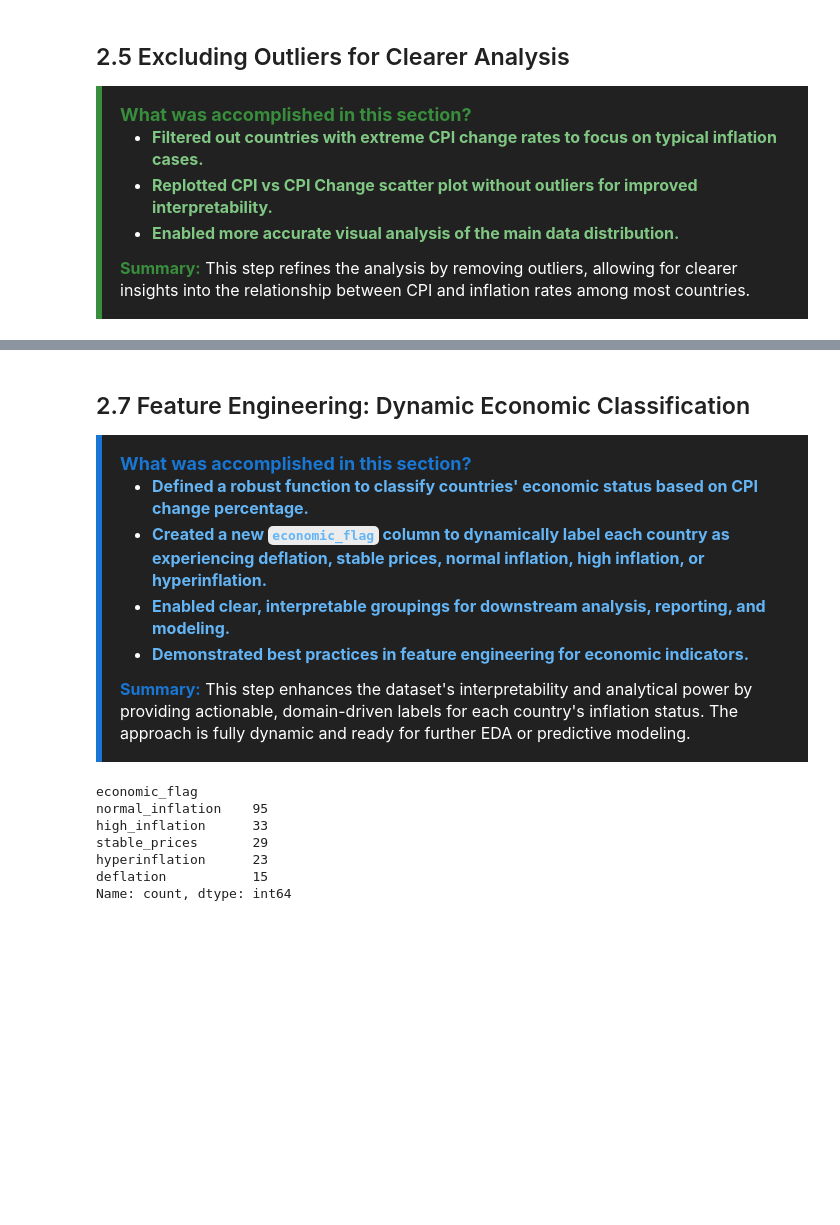
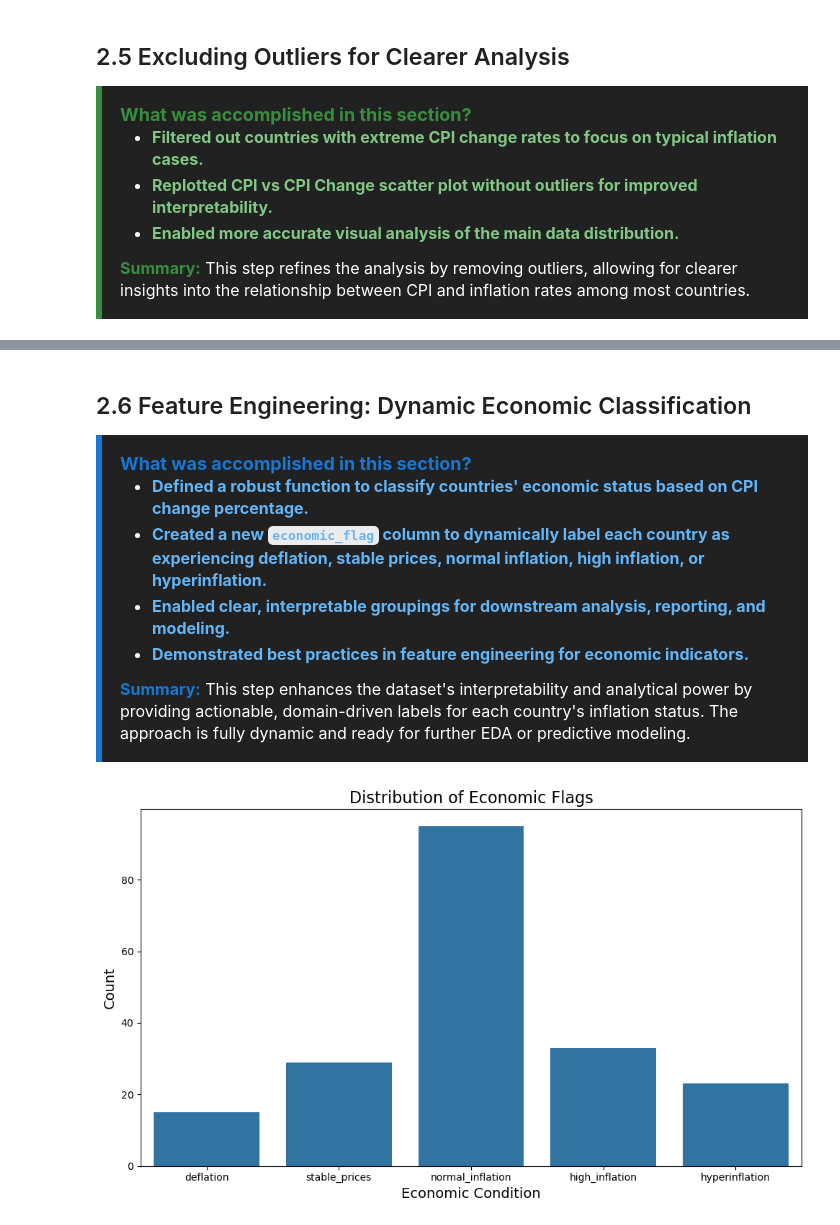
Before and after one commit to ivan-zamurenko/Global-Country-Information-Dataset-2023, a Jupyter notebook: notebooks/feature_engineering/feature_engineering.ipynb, the cells around one changed output, grey strips where cells are left out. Drawn from its saved outputs; the diff is of its cells as text; code cells hidden in the pictures; blank space fills up the shorter version.

```diff
--- a/notebooks/feature_engineering/feature_engineering.ipynb
+++ b/notebooks/feature_engineering/feature_engineering.ipynb
@@ -447,5 +465,5 @@ plot_scatter(
 # %% [markdown]
-## 2.7 Feature Engineering: Dynamic Economic Classification
+## 2.6 Feature Engineering: Dynamic Economic Classification
 <div style='background-color:#212121; color:#fff; border-left: 6px solid #1976d2; padding: 18px; font-size: 16px; line-height: 1.7;'>
 <b style='color:#1976d2; font-size:18px;'>What was accomplished in this section?</b>
 <ul>
@@ -459,26 +477,32 @@ plot_scatter(
 # %%
 # Function to classify economic conditions based on cpi_change_pct
 def classify_economy(cpi_change_pct):
     if cpi_change_pct < 0:
         return 'deflation'
     elif 0 <= cpi_change_pct < 1:
         return 'stable_prices'
     elif 1 <= cpi_change_pct <= 5:
         return 'normal_inflation'
     elif 5 < cpi_change_pct <= 30:
         return 'high_inflation'
     else:
         return 'hyperinflation'
 
+# Order of economic conditions
+order = ['deflation', 'stable_prices', 'normal_inflation', 'high_inflation', 'hyperinflation']
 
 # Create flag column for economic outliers
 df['economic_flag'] = df['cpi_change_pct'].apply(classify_economy)
 df['economic_flag'].value_counts()
+
+# Show distribution of economic flags
+plt.figure(figsize=(10,6))
+sns.countplot(data=df, x='economic_flag', order=order)
+plt.title('Distribution of Economic Flags', fontsize=16)
+plt.xlabel('Economic Condition', fontsize=14)
+plt.ylabel('Count', fontsize=14)
+plt.tight_layout()
+plt.savefig(PLOT_PATH + 'economic_flag_distribution.png', dpi=300)
+plt.show()
 # %% [output]
-economic_flag
-normal_inflation    95
-high_inflation      33
-stable_prices       29
-hyperinflation      23
-deflation           15
-Name: count, dtype: int64
+[figure, added]
```
Also changed, not shown: parts of 16 cells of this notebook, 57 other files.
